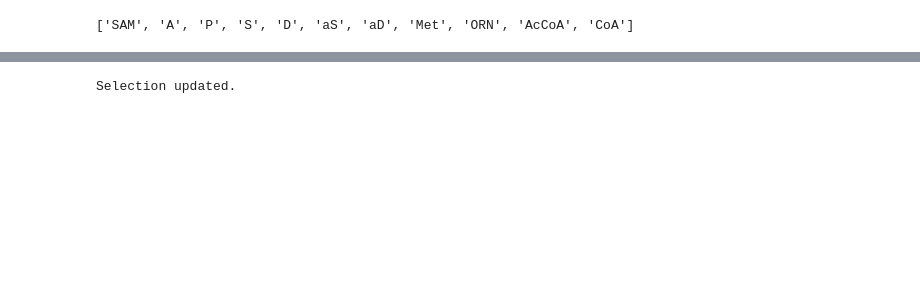
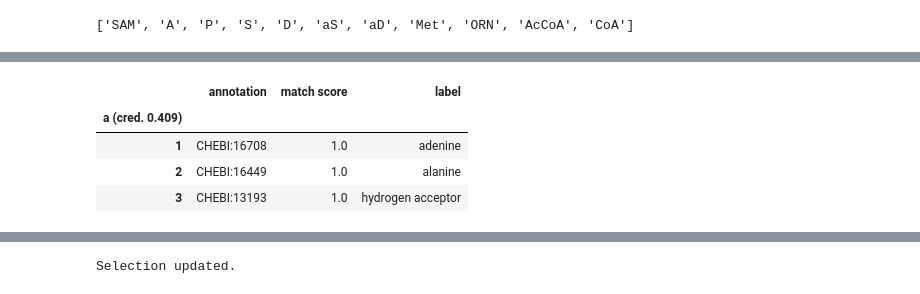
Before and after one commit to sys-bio/AMAS, a Jupyter notebook: notebooks/develop_demo_features.ipynb, the cells around one changed output, grey strips where cells are left out. Saved outputs shown, nothing was run; the diff lists cells and outputs as text; code cells hidden in the pictures; blank space fills up the shorter version.

```diff
--- a/notebooks/develop_demo_features.ipynb
+++ b/notebooks/develop_demo_features.ipynb
@@ -65,0 +94,12 @@ recom.recommendSpecies(ids='SAM', min_score=0.8)
+# %%
+df_name = a_df.index.name
+a_df = a_df.loc[[4, 5, 10], :]
+a_df.index=[1,2,3]
+a_df.index.name = df_name
+a_df
+# %% [output]
+|  | annotation | match score | label |
+| a (cred. 0.409) |  |  |  |
+| 1 | CHEBI:16708 | 1.0 | adenine |
+| 2 | CHEBI:16449 | 1.0 | alanine |
+| 3 | CHEBI:13193 | 1.0 | hydrogen acceptor |
```
Also changed, not shown: parts of 24 cells of this notebook, 11 other files.
